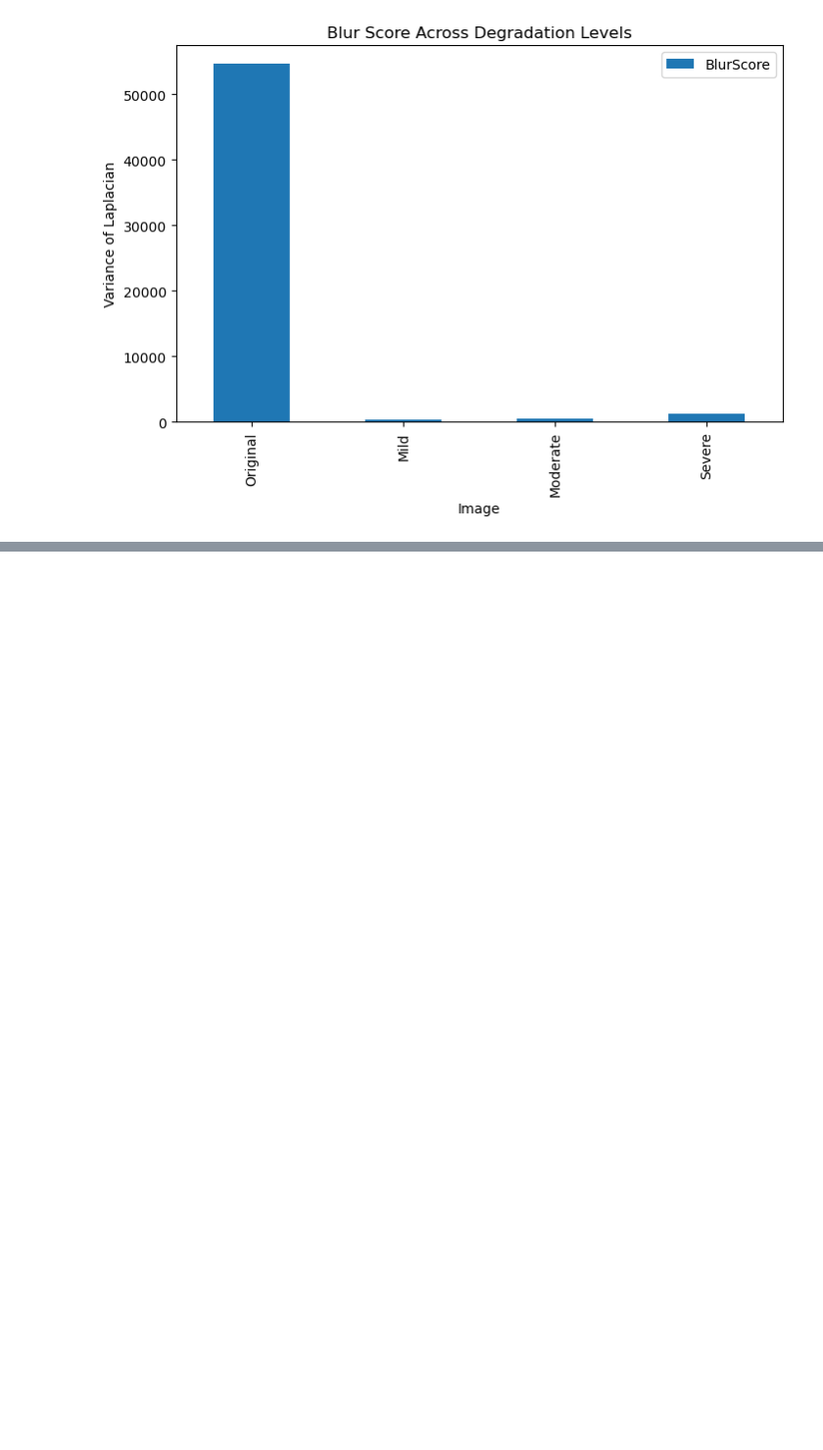
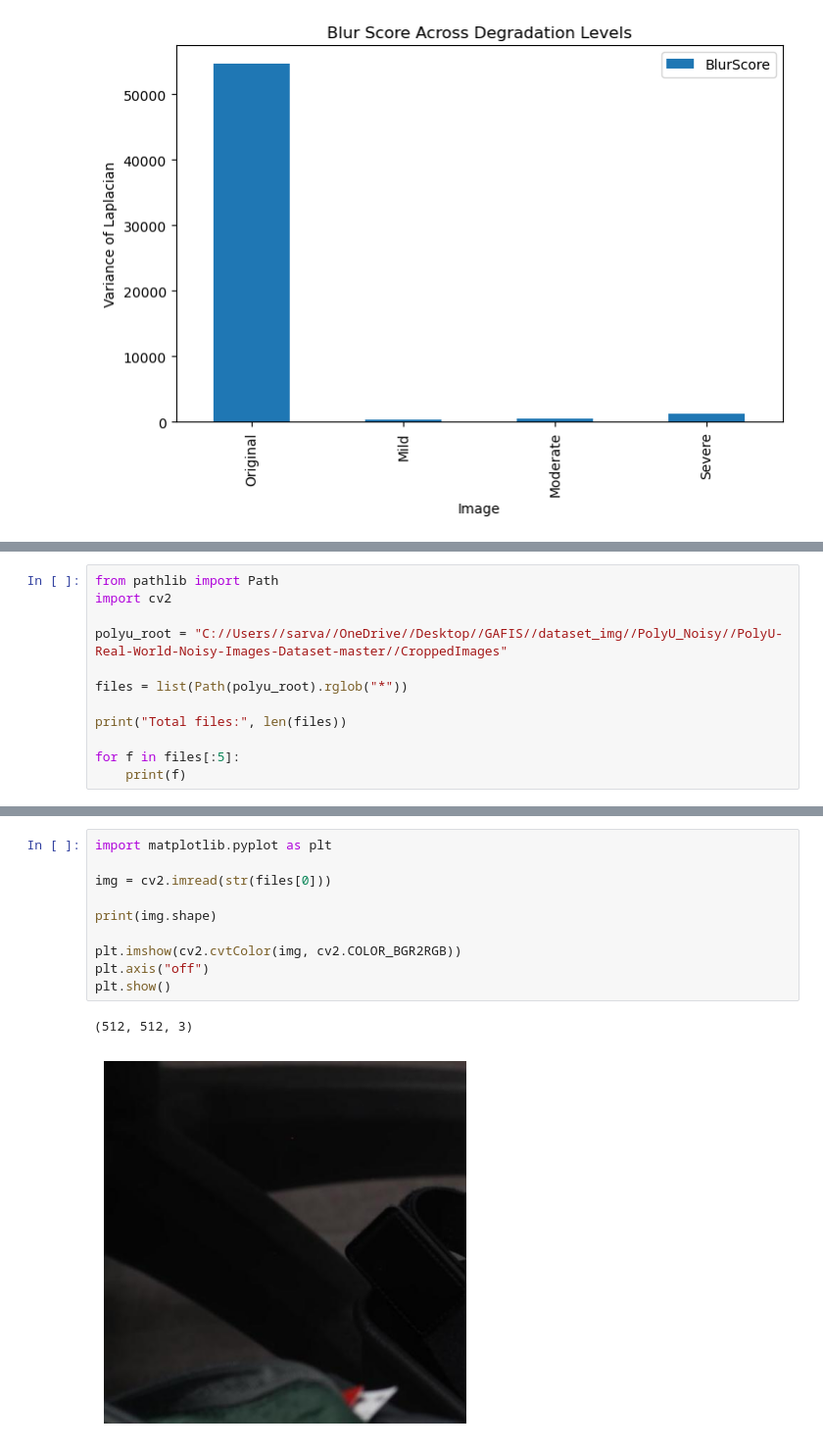
Before and after one commit to sdShaggy/GAFIS, a Jupyter notebook: services/SOCOFing_processing.ipynb, the cells around one changed output, grey strips where cells are left out. Shown at 98% size. Saved outputs shown, nothing was run; the diff lists cells and outputs as text; blank space fills up the shorter version.

```diff
--- a/services/SOCOFing_processing.ipynb
+++ b/services/SOCOFing_processing.ipynb
@@ -588,0 +608,12 @@ plt.show()
+# %%
+from pathlib import Path
+import cv2
+
+polyu_root = "C://Users//sarva//OneDrive//Desktop//GAFIS//dataset_img//PolyU_Noisy//PolyU-Real-World-Noisy-Images-Dataset-master//CroppedImages"
+
+files = list(Path(polyu_root).rglob("*"))
+
+print("Total files:", len(files))
+
+for f in files[:5]:
+    print(f)
@@ -588,0 +627,13 @@ plt.show()
+# %%
+import matplotlib.pyplot as plt
+
+img = cv2.imread(str(files[0]))
+
+print(img.shape)
+
+plt.imshow(cv2.cvtColor(img, cv2.COLOR_BGR2RGB))
+plt.axis("off")
+plt.show()
+# %% [output]
+(512, 512, 3)
+[figure, added]
```
Also changed, not shown: parts of 9 cells of this notebook, 47 other files.
